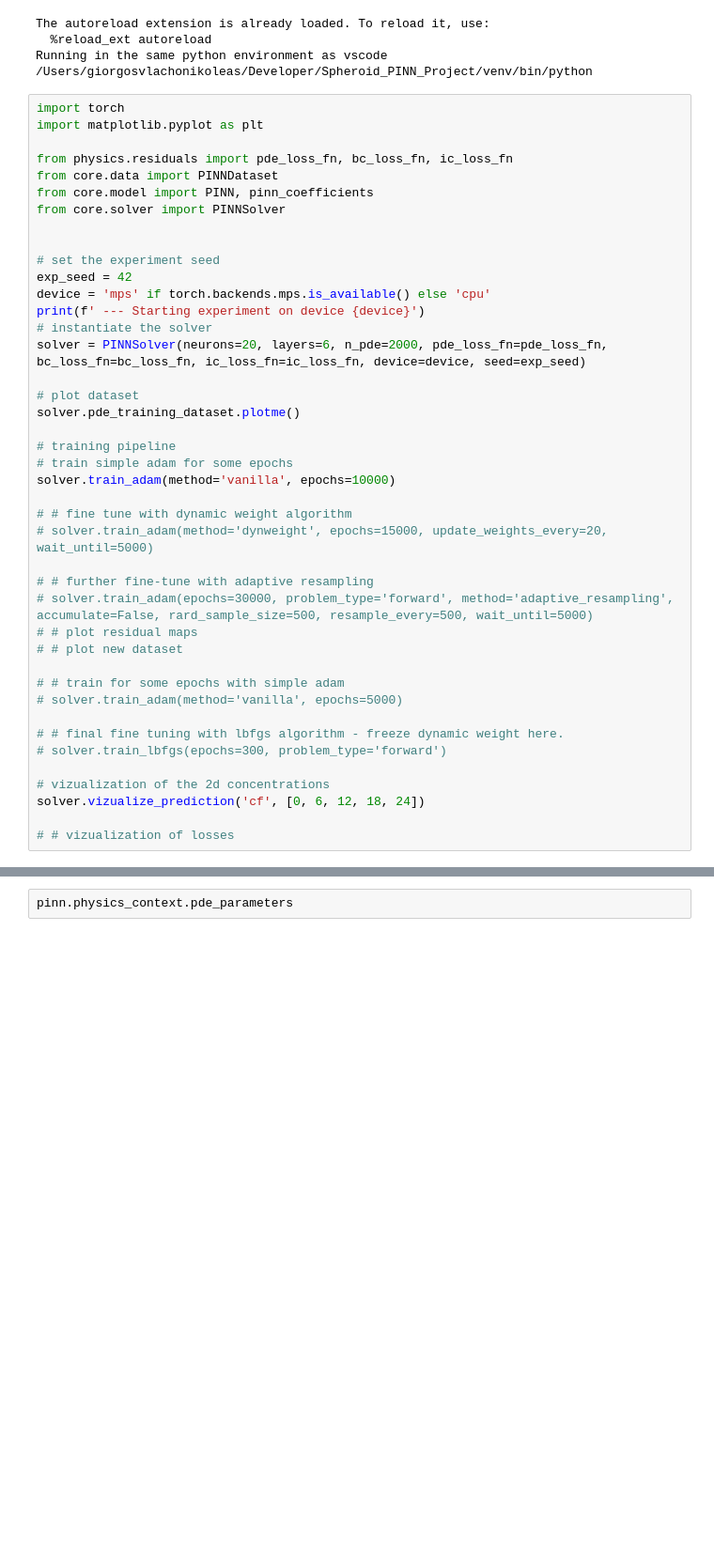
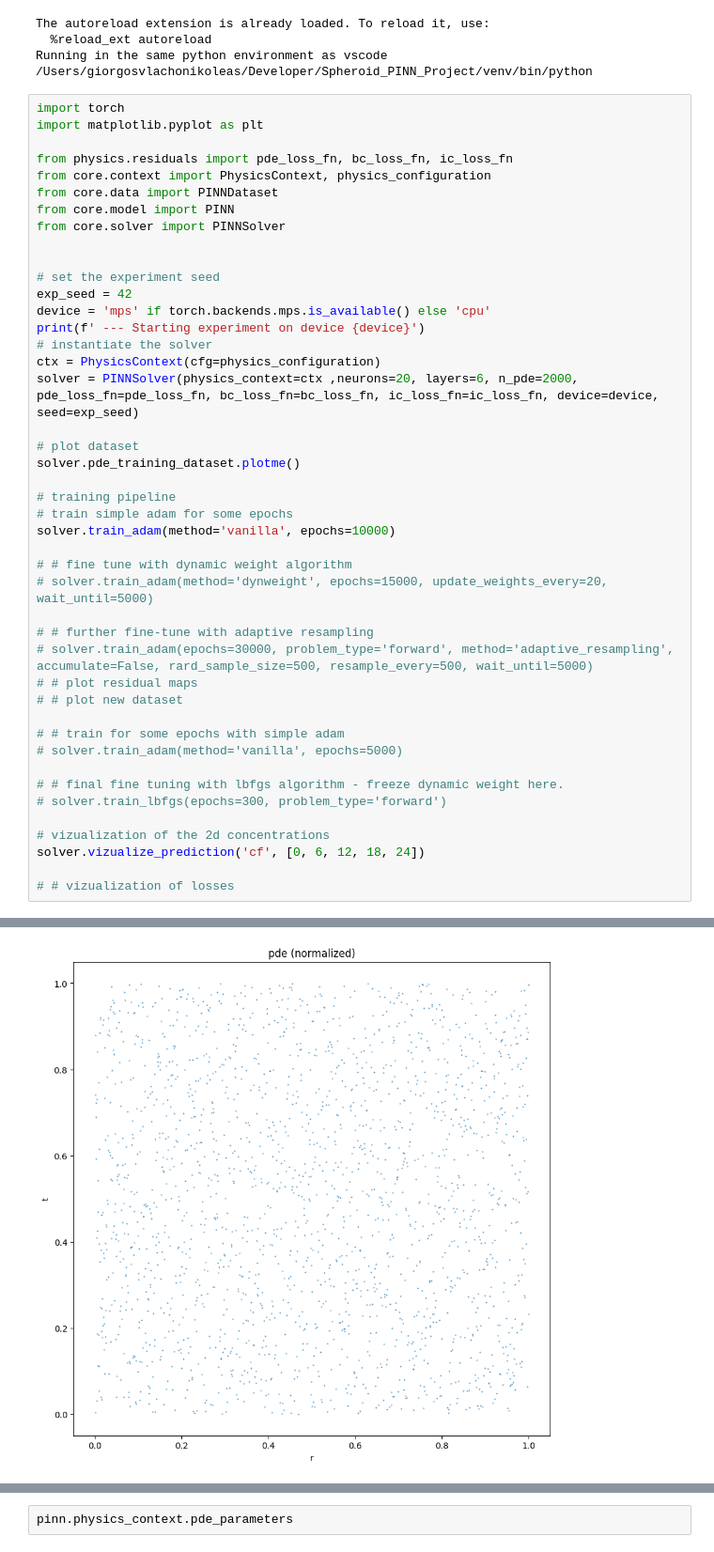
Before and after one commit to geovlach10/Spheroid_PINN, a Jupyter notebook: playground.ipynb, the cells around one changed output, grey strips where cells are left out. Shown at 94% size. Saved outputs shown, nothing was run; the diff lists cells and outputs as text; blank space fills up the shorter version.

```diff
--- a/playground.ipynb
+++ b/playground.ipynb
@@ -21,8 +21,9 @@ import torch
 import matplotlib.pyplot as plt
 
 from physics.residuals import pde_loss_fn, bc_loss_fn, ic_loss_fn
+from core.context import PhysicsContext, physics_configuration
 from core.data import PINNDataset
-from core.model import PINN, pinn_coefficients
+from core.model import PINN
 from core.solver import PINNSolver
 
 
@@ -31,7 +32,8 @@ exp_seed = 42
 device = 'mps' if torch.backends.mps.is_available() else 'cpu'
 print(f' --- Starting experiment on device {device}')
 # instantiate the solver
-solver = PINNSolver(neurons=20, layers=6, n_pde=2000, pde_loss_fn=pde_loss_fn, bc_loss_fn=bc_loss_fn, ic_loss_fn=ic_loss_fn, device=device, seed=exp_seed)
+ctx = PhysicsContext(cfg=physics_configuration)
+solver = PINNSolver(physics_context=ctx ,neurons=20, layers=6, n_pde=2000, pde_loss_fn=pde_loss_fn, bc_loss_fn=bc_loss_fn, ic_loss_fn=ic_loss_fn, device=device, seed=exp_seed)
 
 # plot dataset
 solver.pde_training_dataset.plotme()
@@ -58,3 +60,4 @@ solver.train_adam(method='vanilla', epochs=10000)
 solver.vizualize_prediction('cf', [0, 6, 12, 18, 24])
 
 # # vizualization of losses
+# %% [output]
@@ -60,0 +81 @@ solver.vizualize_prediction('cf', [0, 6, 12, 18, 24])
+[figure, added]
```
Also changed, not shown: parts of 7 cells of this notebook, 1 other file.
